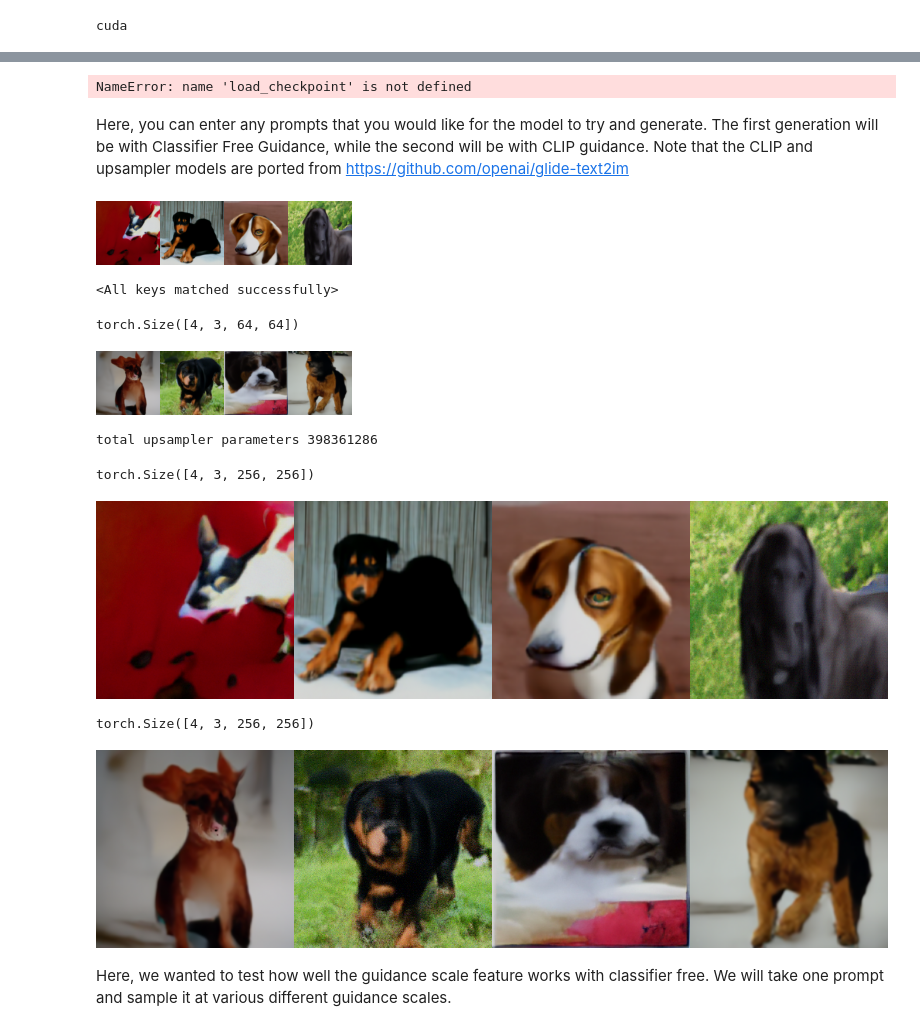
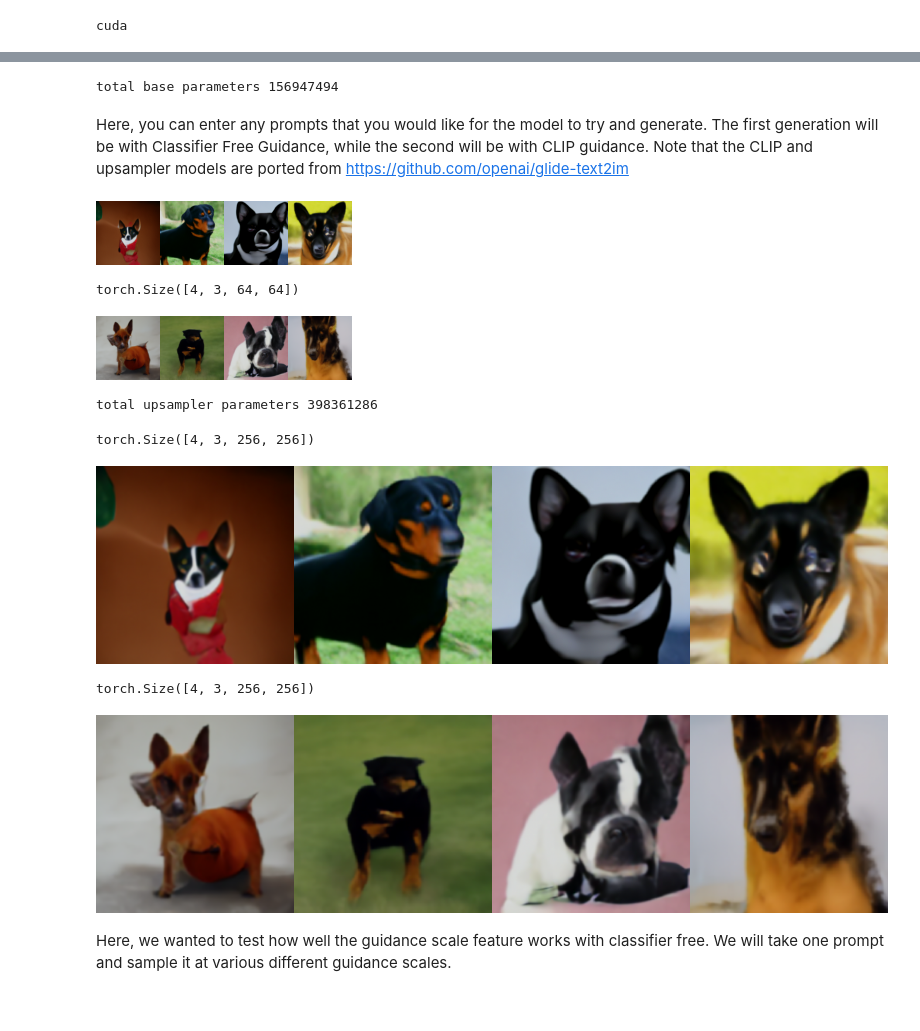
Before and after one commit to Aaronlozhkin/miniGLIDE-and-dogGLIDE, a Jupyter notebook: SamplingDemo.ipynb, the cells around one changed output, grey strips where cells are left out. Cells and saved outputs as stored; diff of their text form; code cells hidden in the pictures.

Commit message:
Update Sampling Demo for Colab support

```diff
--- a/SamplingDemo.ipynb
+++ b/SamplingDemo.ipynb
@@ -59,4 +77,5 @@ Here, you can choose which pretrained model you would like to sample from: dogGL
 # %%
-models = {'dogGLIDE': 'Evaluation Models/dogGLIDE.pt', 'miniGLIDE': 'Evaluation Models/miniGLIDE.pt', 'miniGLIDEsimple': 'Evaluation Models/miniGLIDEsimple.pt'}
-#Change this value to change the model used for sampling, can also change to GLIDE for original model
-use_model = 'GLIDE'
+models = {'dogGLIDE': 'glide_model_cache/dogGLIDE.pt', 'miniGLIDE': 'glide_model_cache/miniGLIDE.pt', 'miniGLIDEsimple': 'glide_model_cache/miniGLIDEsimple.pt'}
+
+#Adjust this value to change the model used for sampling
+use_model = 'dogGLIDE'
@@ -93,6 +145,6 @@ model.eval()
 model.to(device)
 print('total base parameters', sum(x.numel() for x in model.parameters()))
 # %% [output]
-NameError: name 'load_checkpoint' is not defined
+total base parameters 156947494
 # %% [markdown]
 Here, you can enter any prompts that you would like for the model to try and generate. The first generation will be with Classifier Free Guidance, while the second will be with CLIP guidance. Note that the CLIP and upsampler models are ported from https://github.com/openai/glide-text2im
@@ -107,3 +151,7 @@ upsample_temp = 0.997
+# %%
+prompts = ['Chihuahua', 'Rottweiler', 'French_bulldog', 'German_shepherd']
+batch_size = len(prompts)
+guidance_scale = 4
 # %%
 ###################################################
 # Sample from the base model with Classifier Free #
@@ -129,7 +175,7 @@ samples_CF = returnSample_CF(model, model_fn, model_kwargs, device, batch_size,
 # %%
 show_images(samples_CF)
 # %% [output]
-[figure, old version]
+[figure, new version]
 # %%
 # Create CLIP model.
 clip_model = create_clip_model(device=device)
@@ -139,8 +185,6 @@ try:
 except:
     clip_model.image_encoder.load_state_dict(load_checkpoint('clip/image-enc', device))
     clip_model.text_encoder.load_state_dict(load_checkpoint('clip/text-enc', device))
-# %% [output]
-<All keys matched successfully>
 # %%
 ########################################
 # Sample from the base model with CLIP #
@@ -170,7 +214,7 @@ torch.Size([4, 3, 64, 64])
 # %%
 show_images(samples_CLIP)
 # %% [output]
-[figure, old version]
+[figure, new version]
 # %%
 # Create upsampler model.
 options_up = model_and_diffusion_defaults_upsampler()
@@ -189,34 +233,34 @@ print('total upsampler parameters', sum(x.numel() for x in model_up.parameters()
 # %% [output]
 total upsampler parameters 398361286
 # %%
-upsample_temp = 0.999
+upsample_temp = 0.997
 # %%
 #################################
 # Upsample the 64x64 CF Samples #
 #################################
 
 model_kwargs = get_model_kwargs_upsample(prompts, samples_CF, model, options, device)
-up_samples_CF = returnUpSample(model_up, diffusion_up, batch_size, device, model_kwargs, options_up, upsample_temp=1.0, cond_fn=None, progress=True)
+up_samples_CF = returnUpSample(model_up, diffusion_up, batch_size, device, model_kwargs, options_up, upsample_temp=upsample_temp, cond_fn=None, progress=True)
 
 print(up_samples_CF.shape)
 # Show the output
 show_images(up_samples_CF)
 
 ##################################
 # Upsample the 64x64 CLIP Samples#
 ##################################
 
 model_kwargs = get_model_kwargs_upsample(prompts, samples_CLIP, model, options, device)
-up_samples_CLIP = returnUpSample(model_up, diffusion_up, batch_size, device, model_kwargs, options_up, upsample_temp=1.0, cond_fn=None, progress=True)
+up_samples_CLIP = returnUpSample(model_up, diffusion_up, batch_size, device, model_kwargs, options_up, upsample_temp=upsample_temp, cond_fn=None, progress=True)
 
 print(up_samples_CLIP.shape)
 # Show the output
 show_images(up_samples_CLIP)
 # %% [output]
 torch.Size([4, 3, 256, 256])
-[figure, old version]
+[figure, new version]
 torch.Size([4, 3, 256, 256])
-[figure, old version]
+[figure, new version]
 # %% [markdown]
 Here, we wanted to test how well the guidance scale feature works with classifier free. We will take one prompt and sample it at various different guidance scales.
 # %%
```
Also changed, not shown: parts of 12 cells of this notebook.
